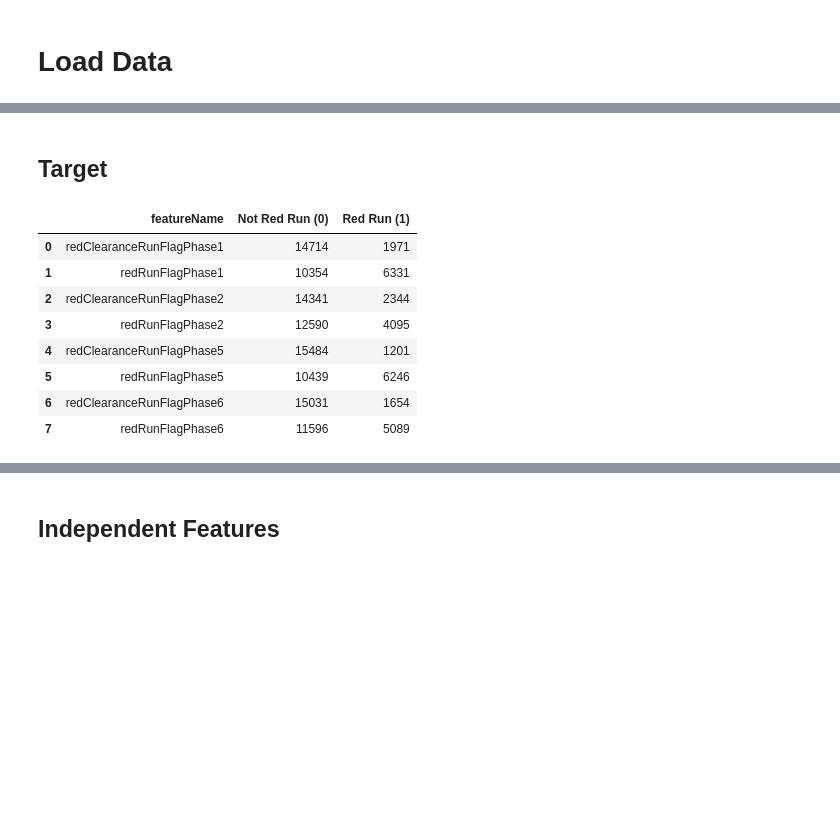
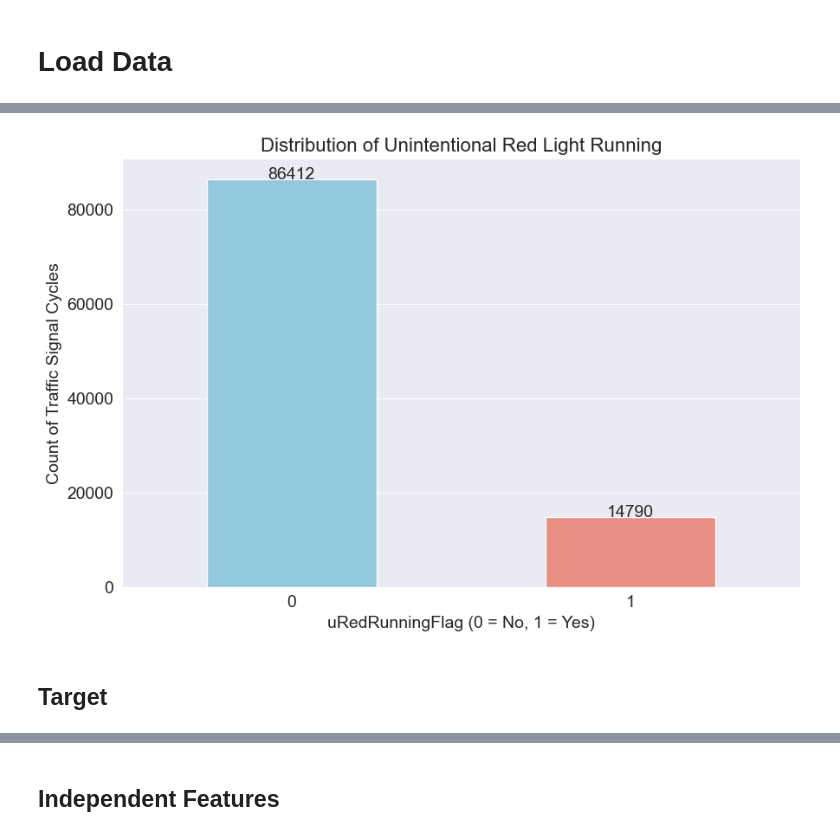
Before and after one commit to bmtazbiulhassan/signal_adjustment, a Jupyter notebook: notebook/i. data_processing.ipynb, the cells around one changed output, grey strips where cells are left out. Saved outputs shown, nothing was run; the diff lists cells and outputs as text; code cells hidden in the pictures; blank space fills up the shorter version.

```diff
--- a/notebook/i. data_processing.ipynb
+++ b/notebook/i. data_processing.ipynb
@@ -113,0 +486,6 @@ df_data.shape
+# %%
+# Change dtype (float -- int)
+for column in df.columns:
+    if "RunningFlag" in column:
+        df = df.copy()
+        df[column] = float_to_int(df[[column]])
@@ -113,0 +505,12 @@ df_data.shape
+# %%
+# Drop (intentional) red light running
+df = df.drop(columns=["redRunningFlagPhaseL", "redRunningFlagPhaseT"])
+# %%
+# Compress (unintentional) red light running columns into target column
+columns = ["redClearanceRunningFlagPhaseL", "redClearanceRunningFlagPhaseT"]
+
+df["uRedRunningFlag"] = df[columns].apply(lambda row: 1 if (row == 1).any() else 0,
+                                          axis=1) # if any phase experience red light run
+
+df = df.drop(columns=columns)
+df.head(1)
@@ -114,29 +520,29 @@ df_data.shape
+# %%
+# Distribution of (unintentional + intentional) red light running
+value_counts = df["uRedRunningFlag"].value_counts()
+
+plt.figure(figsize=(9, 6))
+sns.barplot(x=value_counts.index, y=value_counts.values, palette=["skyblue", "salmon"], width=0.5)
+
+plt.xlabel("uRedRunningFlag (0 = No, 1 = Yes)", fontsize=14)
+plt.ylabel("Count of Traffic Signal Cycles", fontsize=14)
+plt.title("Distribution of Unintentional Red Light Running", fontsize=16)
+plt.xticks([0, 1])
+# plt.xticks(ticks=[0, 1], labels=["No", "Yes"], fontsize=14)
+
+# Setting font size for ticks
+plt.tick_params(axis="x", labelsize=14)
+plt.tick_params(axis="y", labelsize=14)
+
+# Adding count labels on top of each bar
+for index, value in enumerate(value_counts.values):
+    plt.text(index, value + 0.25, str(value), ha="center", fontsize=14)
+
+# Adjust layout and save the plot
+plt.tight_layout()
+plt.savefig("../reports/target_distribution.png", dpi=300)
+plt.show()
+# %% [output]
+[figure, added]
 # %% [markdown]
 ## Target
-# %%
-# Summary of red light running flag
-def target_summary(df):
-    dict_target = {"featureName": [], "Not Red Run (0)": [], "Red Run (1)": []}
-    for column in df.columns:
-        if "Flag" in column:
-            dict_target["featureName"].append(column)
-
-            values = df[column].values.tolist()
-
-            dict_target["Not Red Run (0)"].append(values.count(0))
-            dict_target["Red Run (1)"].append(values.count(1))
-
-    df_target = pd.DataFrame(dict_target)
-    return df_target
-
-target_summary(df=df_data)
-# %% [output]
-|  | featureName | Not Red Run (0) | Red Run (1) |
-| 0 | redClearanceRunFlagPhase1 | 14714 | 1971 |
-| 1 | redRunFlagPhase1 | 10354 | 6331 |
-| 2 | redClearanceRunFlagPhase2 | 14341 | 2344 |
-| 3 | redRunFlagPhase2 | 12590 | 4095 |
-| 4 | redClearanceRunFlagPhase5 | 15484 | 1201 |
-| 5 | redRunFlagPhase5 | 10439 | 6246 |
-| 6 | redClearanceRunFlagPhase6 | 15031 | 1654 |
-| 7 | redRunFlagPhase6 | 11596 | 5089 |
```
Also changed, not shown: parts of 45 cells of this notebook, 1 other file.
